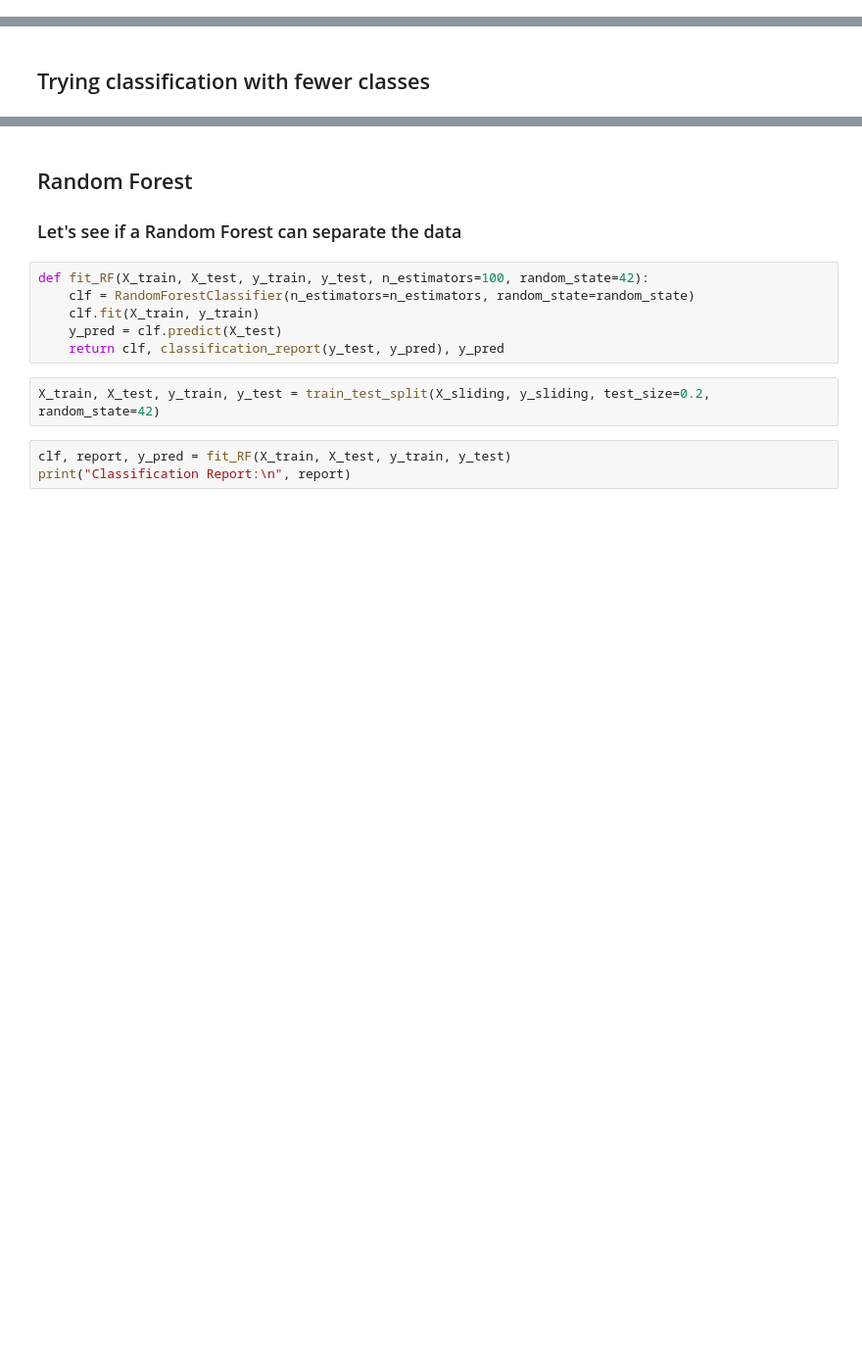
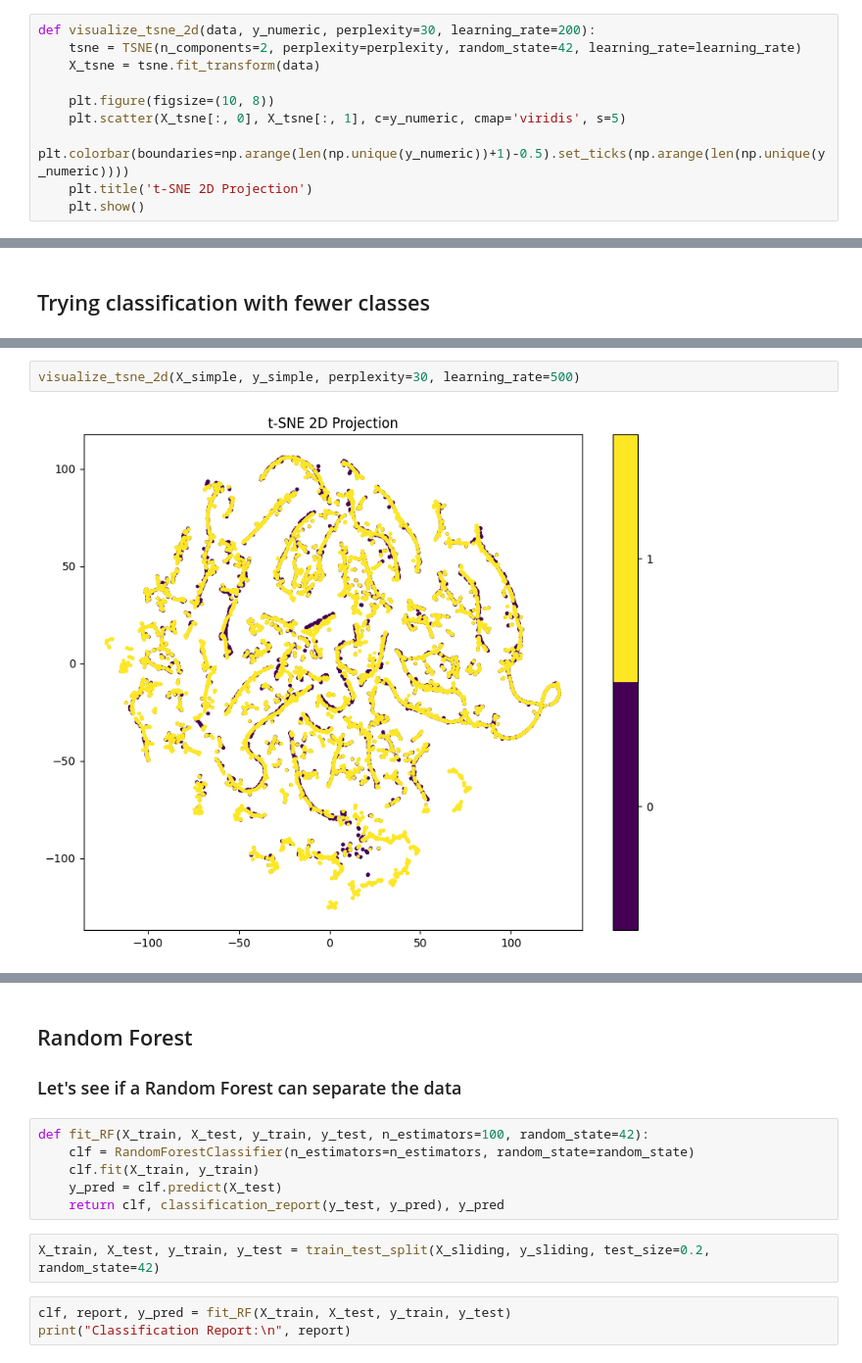
Before and after one commit to H-IAAC/sumo_data_synthesis, a Jupyter notebook: modelTraining.ipynb, the cells around one changed output, grey strips where cells are left out. Shown at 98% size. Cells and saved outputs as stored; diff of their text form; blank space fills up the shorter version.

```diff
--- a/modelTraining.ipynb
+++ b/modelTraining.ipynb
@@ -330,6 +334,16 @@ X_dbdataset = StandardScaler().fit_transform(X_dbdataset)
 X_dbdataset.shape, y_dbdataset.shape
 # %% [output]
 ((10663, 126), (10663,))
+# %%
+def visualize_tsne_2d(data, y_numeric, perplexity=30, learning_rate=200):
+    tsne = TSNE(n_components=2, perplexity=perplexity, random_state=42, learning_rate=learning_rate)
+    X_tsne = tsne.fit_transform(data)
+
+    plt.figure(figsize=(10, 8))
+    plt.scatter(X_tsne[:, 0], X_tsne[:, 1], c=y_numeric, cmap='viridis', s=5)
+    plt.colorbar(boundaries=np.arange(len(np.unique(y_numeric))+1)-0.5).set_ticks(np.arange(len(np.unique(y_numeric))))
+    plt.title('t-SNE 2D Projection')
+    plt.show()
 # %%
 visualize_umap_2d(X_dbdataset, y_dbdataset_encoded, n_neighbors=5, min_dist=0.1, metric='euclidean')
 # %% [output]
@@ -389,0 +410,4 @@ create_sliding_windows_simple()
+# %%
+visualize_tsne_2d(X_simple, y_simple, perplexity=30, learning_rate=500)
+# %% [output]
+[figure, added]
```
Also changed, not shown: parts of 27 cells of this notebook.
